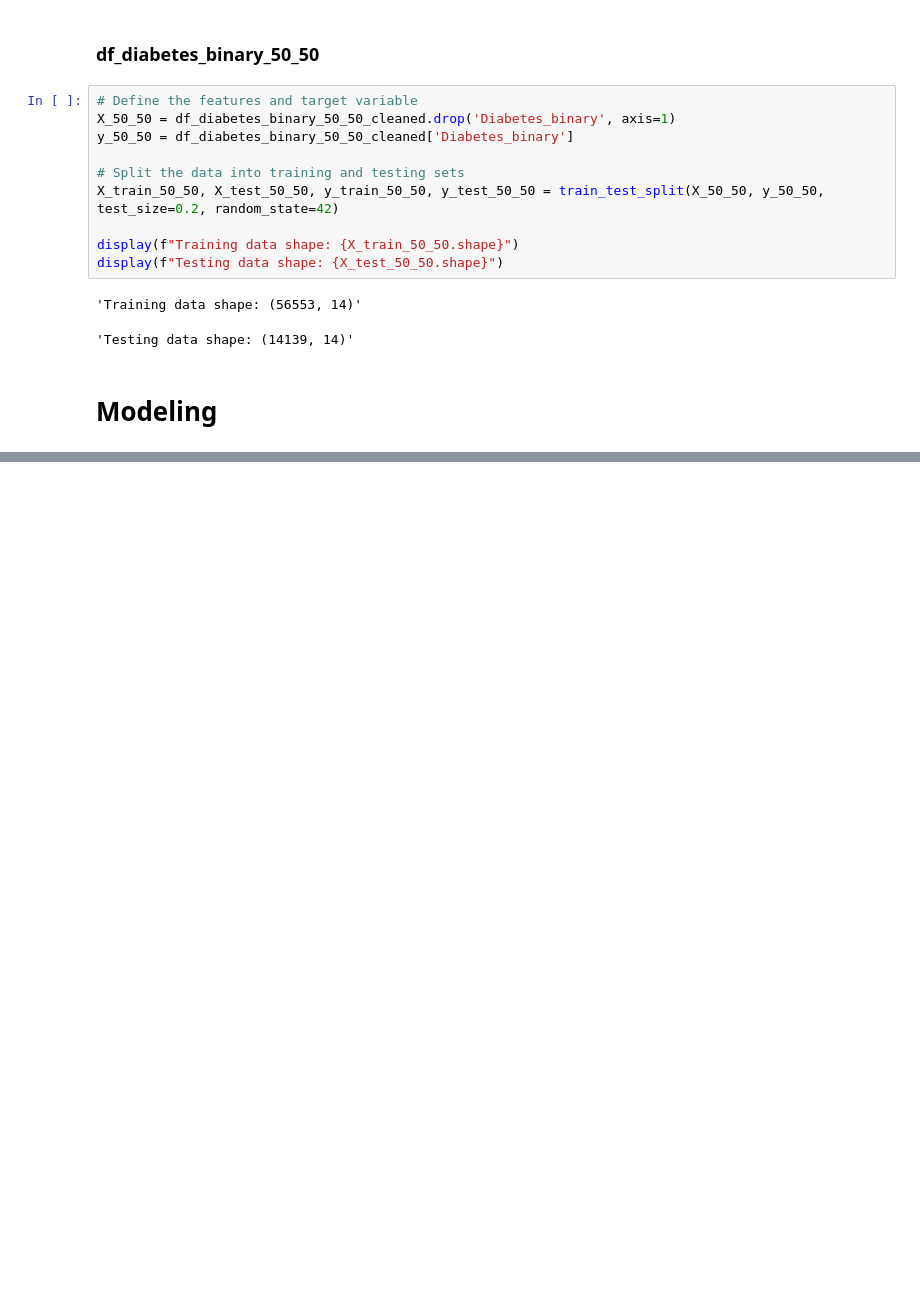
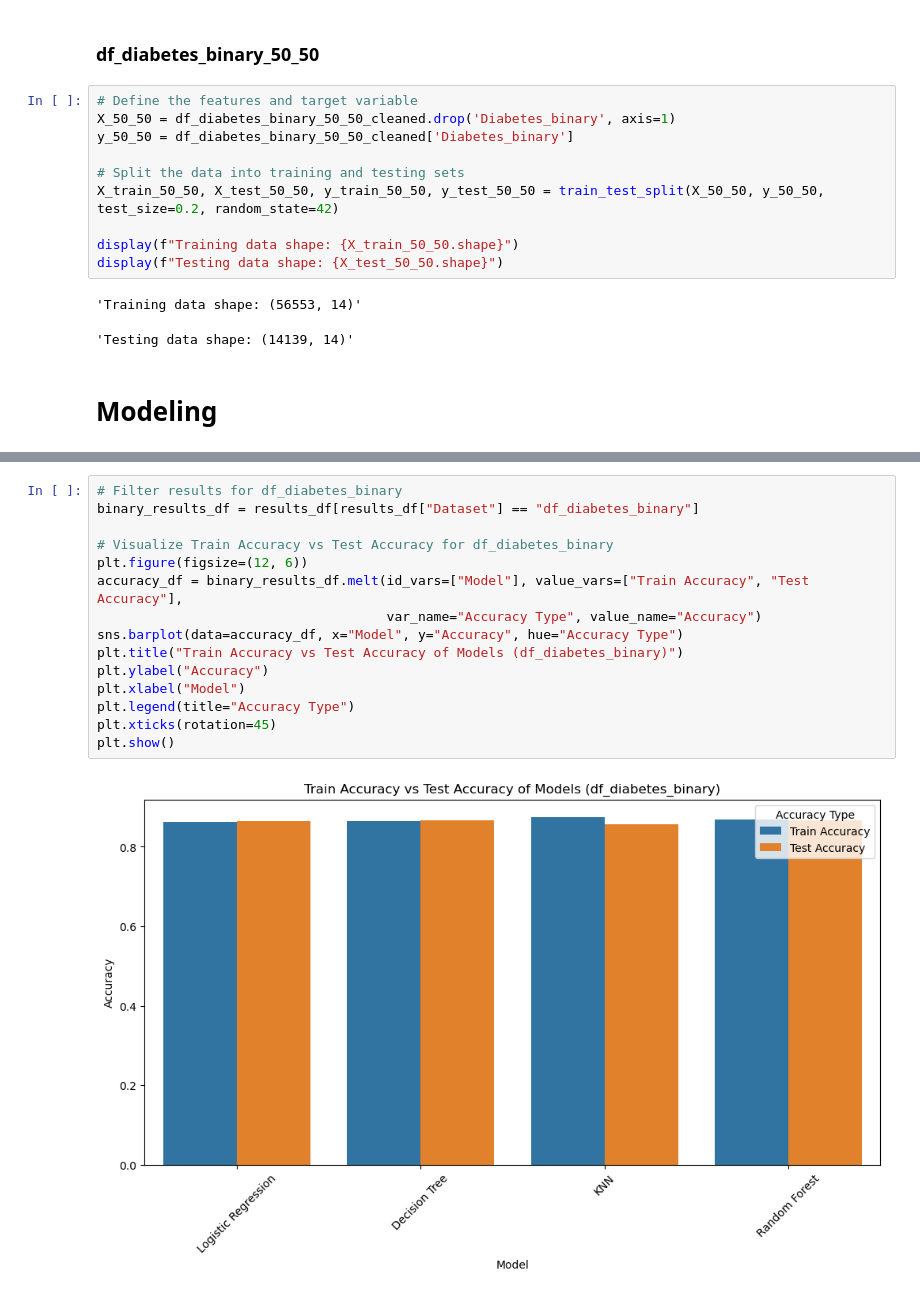
Before and after one commit to DataScience-DHBWKA/Gruppe3-DataExploration, a Jupyter notebook: data_exploration.ipynb, the cells around one changed output, grey strips where cells are left out. Cells and saved outputs as stored; diff of their text form; blank space fills up the shorter version.

```diff
--- a/data_exploration.ipynb
+++ b/data_exploration.ipynb
@@ -482,0 +480,17 @@ plt.show()
+# %%
+# Filter results for df_diabetes_binary
+binary_results_df = results_df[results_df["Dataset"] == "df_diabetes_binary"]
+
+# Visualize Train Accuracy vs Test Accuracy for df_diabetes_binary
+plt.figure(figsize=(12, 6))
+accuracy_df = binary_results_df.melt(id_vars=["Model"], value_vars=["Train Accuracy", "Test Accuracy"],
+                                     var_name="Accuracy Type", value_name="Accuracy")
+sns.barplot(data=accuracy_df, x="Model", y="Accuracy", hue="Accuracy Type")
+plt.title("Train Accuracy vs Test Accuracy of Models (df_diabetes_binary)")
+plt.ylabel("Accuracy")
+plt.xlabel("Model")
+plt.legend(title="Accuracy Type")
+plt.xticks(rotation=45)
+plt.show()
+# %% [output]
+[figure, added]
```
Also changed, not shown: parts of 11 cells of this notebook.
